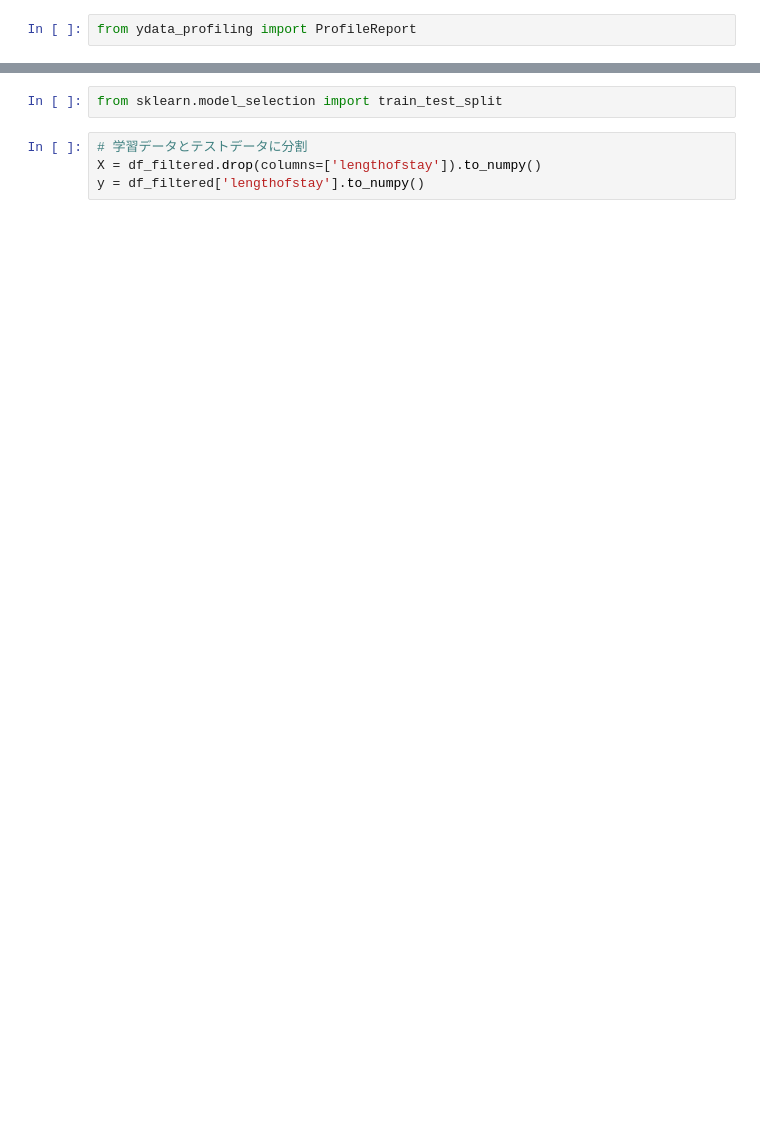
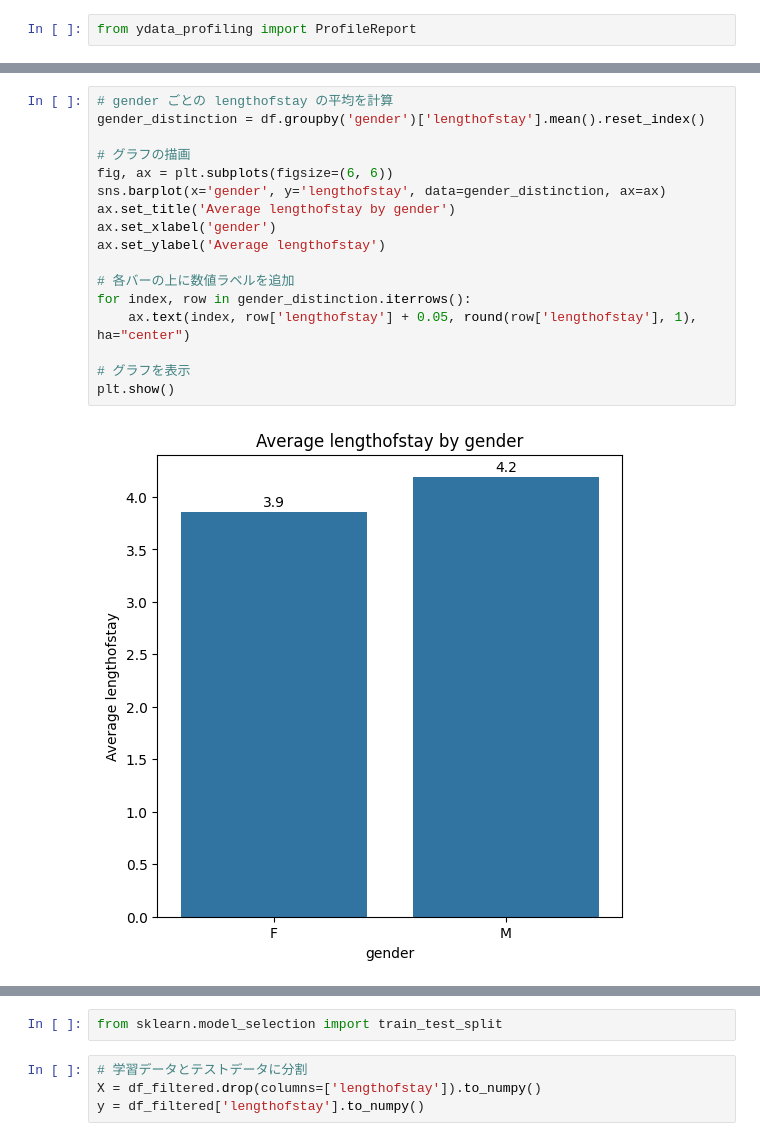
Before and after one commit to ruka-sumichi/final_task, a Jupyter notebook: test.ipynb, the cells around one changed output, grey strips where cells are left out. Cells and saved outputs as stored; diff of their text form; blank space fills up the shorter version.

```diff
--- a/test.ipynb
+++ b/test.ipynb
@@ -111,0 +84,19 @@ print(df[['vdate', 'discharged']].head())
+# %%
+# gender ごとの lengthofstay の平均を計算
+gender_distinction = df.groupby('gender')['lengthofstay'].mean().reset_index()
+
+# グラフの描画
+fig, ax = plt.subplots(figsize=(6, 6))
+sns.barplot(x='gender', y='lengthofstay', data=gender_distinction, ax=ax)
+ax.set_title('Average lengthofstay by gender')
+ax.set_xlabel('gender')
+ax.set_ylabel('Average lengthofstay')
+
+# 各バーの上に数値ラベルを追加
+for index, row in gender_distinction.iterrows():
+    ax.text(index, row['lengthofstay'] + 0.05, round(row['lengthofstay'], 1), ha="center")
+
+# グラフを表示
+plt.show()
+# %% [output]
+[figure, added]
```
Also changed, not shown: parts of 40 cells of this notebook, 5 other files.
